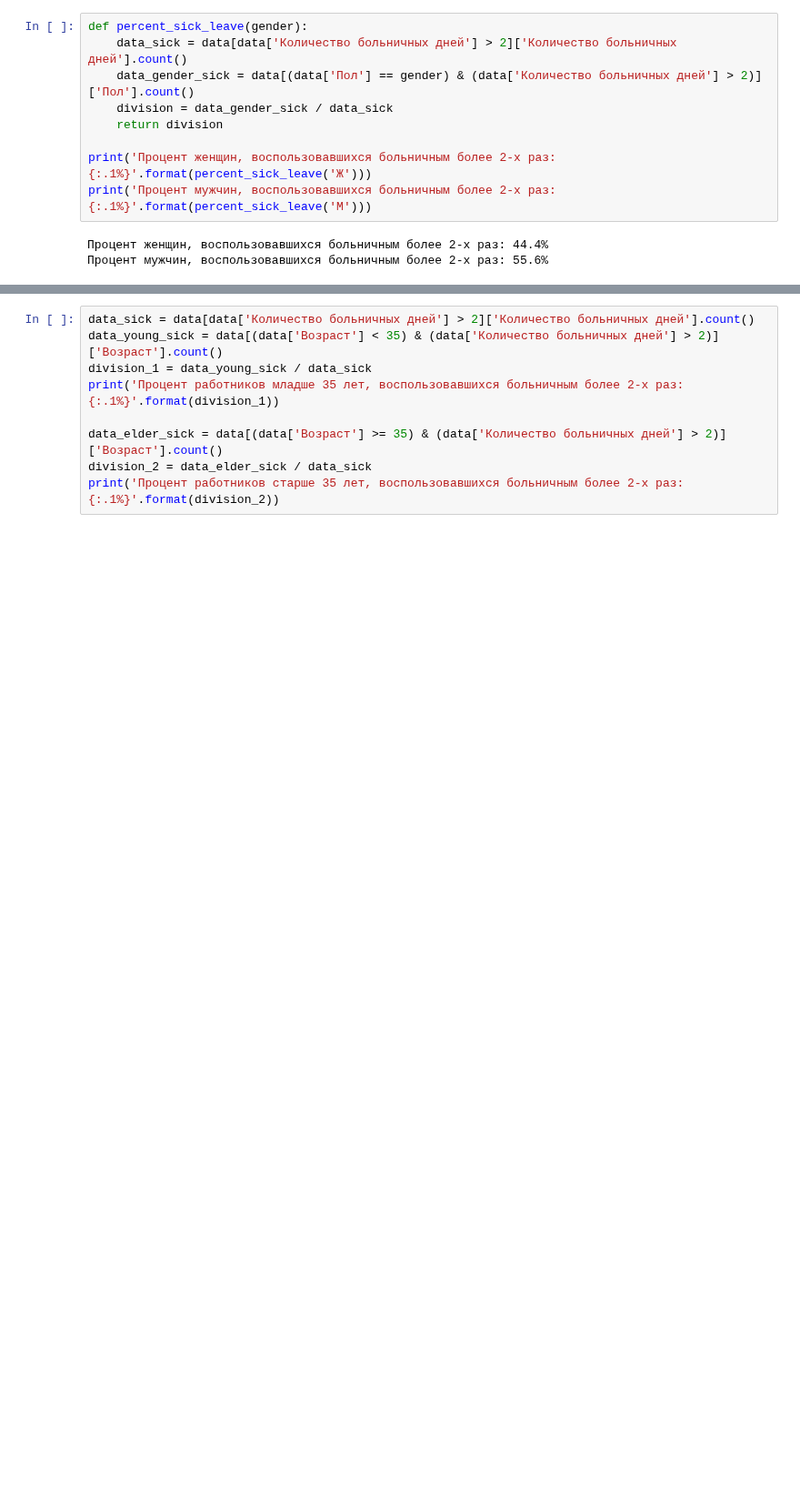
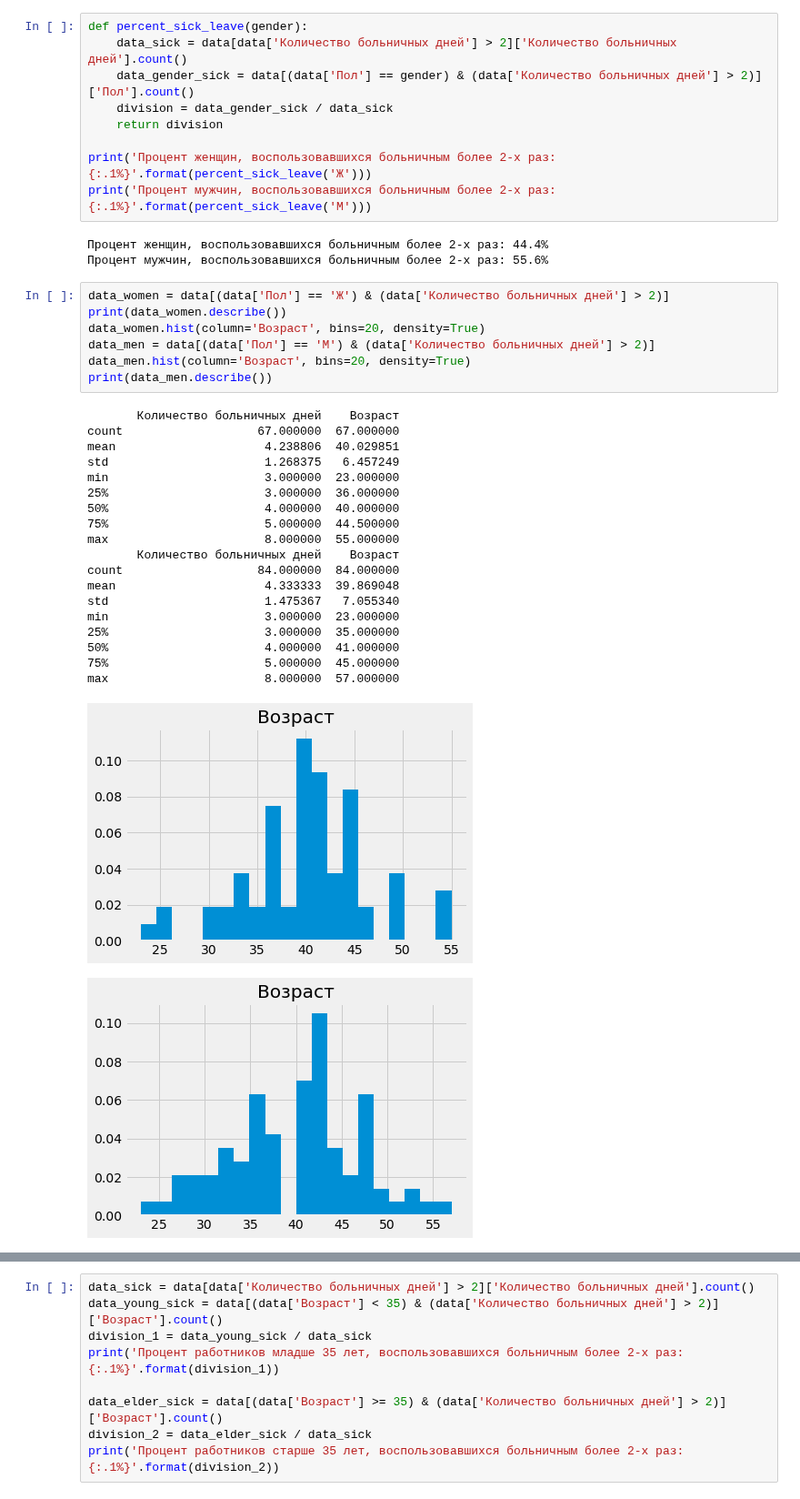
Before and after one commit to olesyarebko/severstal, a Jupyter notebook: severstal.ipynb, the cells around one changed output, grey strips where cells are left out. Shown at 91% size. Saved outputs shown, nothing was run; the diff lists cells and outputs as text; blank space fills up the shorter version.

```diff
--- a/severstal.ipynb
+++ b/severstal.ipynb
@@ -26,3 +29,31 @@ print('Процент мужчин, воспользовавшихся боль
 # %% [output]
 Процент женщин, воспользовавшихся больничным более 2-х раз: 44.4%
 Процент мужчин, воспользовавшихся больничным более 2-х раз: 55.6%
+# %%
+data_women = data[(data['Пол'] == 'Ж') & (data['Количество больничных дней'] > 2)]
+print(data_women.describe())
+data_women.hist(column='Возраст', bins=20, density=True)
+data_men = data[(data['Пол'] == 'М') & (data['Количество больничных дней'] > 2)]
+data_men.hist(column='Возраст', bins=20, density=True)
+print(data_men.describe())
+# %% [output]
+       Количество больничных дней    Возраст
+count                   67.000000  67.000000
+mean                     4.238806  40.029851
+std                      1.268375   6.457249
+min                      3.000000  23.000000
+25%                      3.000000  36.000000
+50%                      4.000000  40.000000
+75%                      5.000000  44.500000
+max                      8.000000  55.000000
+       Количество больничных дней    Возраст
+count                   84.000000  84.000000
+mean                     4.333333  39.869048
+std                      1.475367   7.055340
+min                      3.000000  23.000000
+25%                      3.000000  35.000000
+50%                      4.000000  41.000000
+75%                      5.000000  45.000000
+max                      8.000000  57.000000
+[figure, added]
+[figure, added]
```
Also changed, not shown: parts of 7 cells of this notebook, 1 other file.
